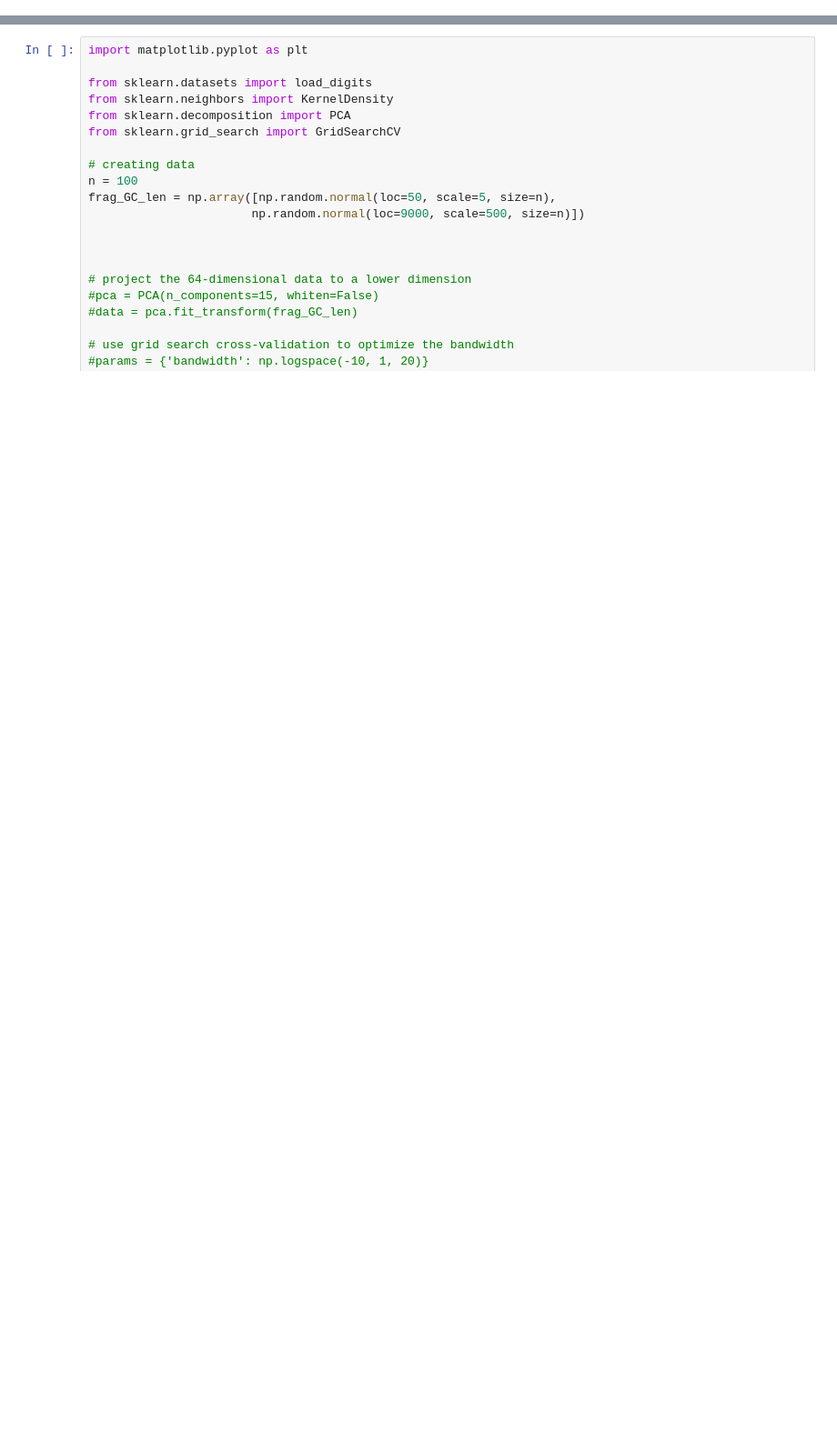
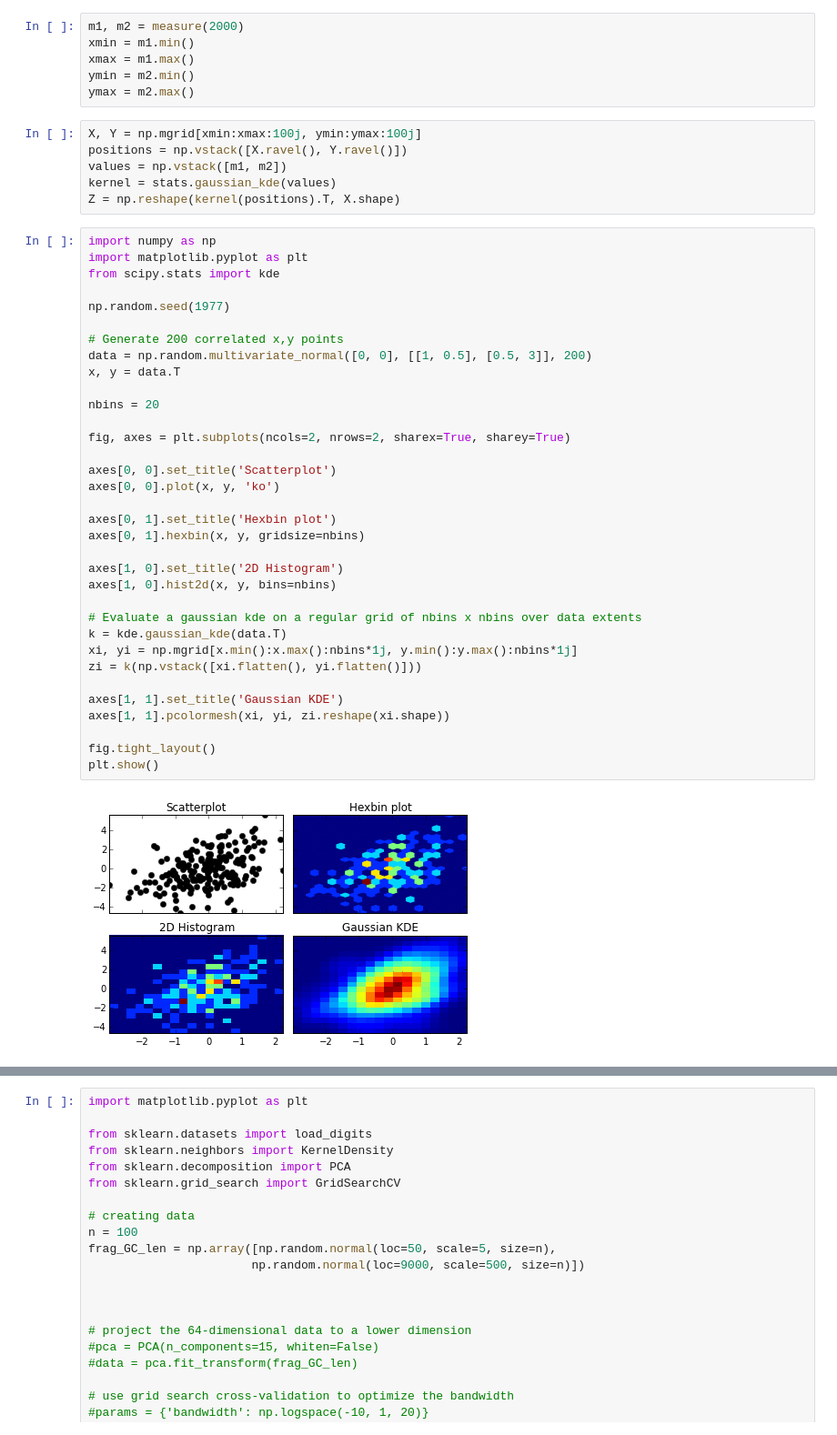
Before and after one commit to nick-youngblut/SIPSim, a Jupyter notebook: ipynb/kde_sandbox.ipynb, the cells around one changed output, grey strips where cells are left out. Shown at 91% size. Drawn from its saved outputs; the diff is of its cells as text; blank space fills up the shorter version.

```diff
--- a/ipynb/kde_sandbox.ipynb
+++ b/ipynb/kde_sandbox.ipynb
@@ -8 +26,49 @@ kd2 = f(100)
+# %%
+m1, m2 = measure(2000)
+xmin = m1.min()
+xmax = m1.max()
+ymin = m2.min()
+ymax = m2.max()
+# %%
+X, Y = np.mgrid[xmin:xmax:100j, ymin:ymax:100j]
+positions = np.vstack([X.ravel(), Y.ravel()])
+values = np.vstack([m1, m2])
+kernel = stats.gaussian_kde(values)
+Z = np.reshape(kernel(positions).T, X.shape)
+# %%
+import numpy as np
+import matplotlib.pyplot as plt
+from scipy.stats import kde
+
+np.random.seed(1977)
+
+# Generate 200 correlated x,y points
+data = np.random.multivariate_normal([0, 0], [[1, 0.5], [0.5, 3]], 200)
+x, y = data.T
+
+nbins = 20
+
+fig, axes = plt.subplots(ncols=2, nrows=2, sharex=True, sharey=True)
+
+axes[0, 0].set_title('Scatterplot')
+axes[0, 0].plot(x, y, 'ko')
+
+axes[0, 1].set_title('Hexbin plot')
+axes[0, 1].hexbin(x, y, gridsize=nbins)
+
+axes[1, 0].set_title('2D Histogram')
+axes[1, 0].hist2d(x, y, bins=nbins)
+
+# Evaluate a gaussian kde on a regular grid of nbins x nbins over data extents
+k = kde.gaussian_kde(data.T)
+xi, yi = np.mgrid[x.min():x.max():nbins*1j, y.min():y.max():nbins*1j]
+zi = k(np.vstack([xi.flatten(), yi.flatten()]))
+
+axes[1, 1].set_title('Gaussian KDE')
+axes[1, 1].pcolormesh(xi, yi, zi.reshape(xi.shape))
+
+fig.tight_layout()
+plt.show()
+# %% [output]
+[figure, added]
 # %%
```
Also changed, not shown: parts of 19 cells of this notebook, 13 other files.
